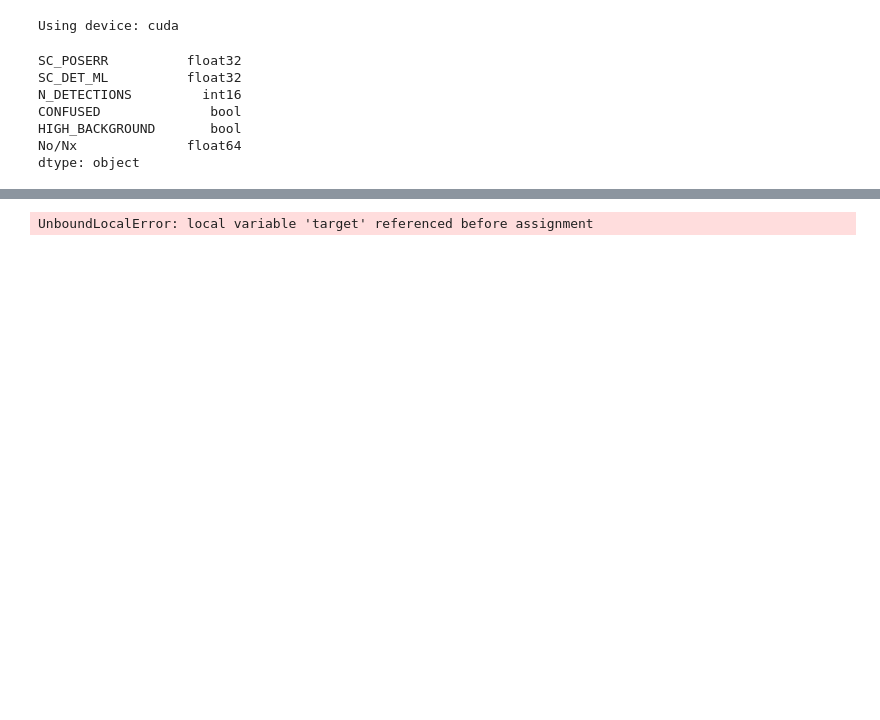
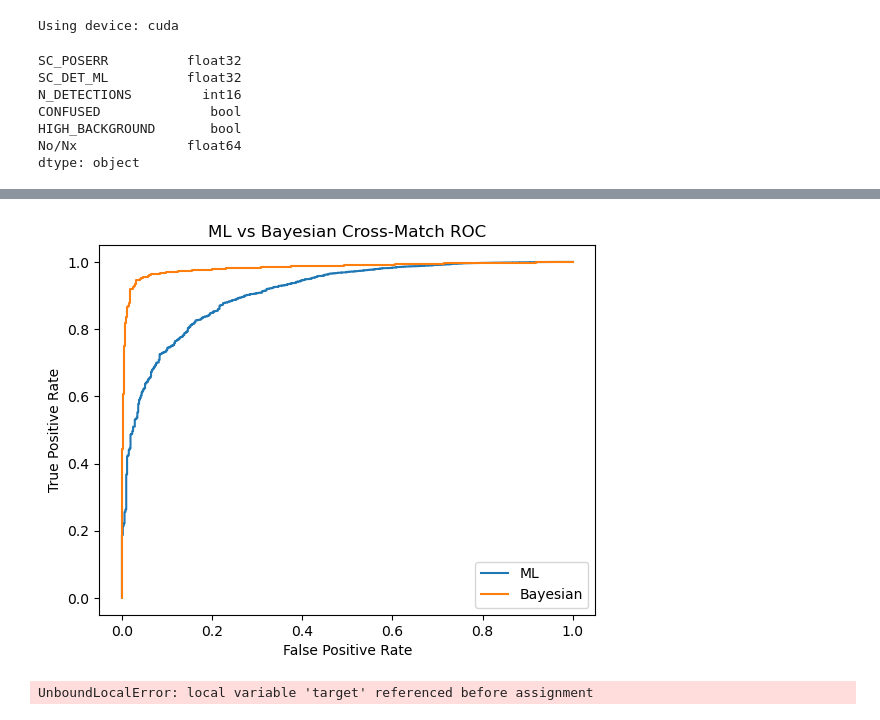
Before and after one commit to Raydir27/Astro-ML, a Jupyter notebook: src/Training/smclr_impl_4.ipynb, the cells around one changed output, grey strips where cells are left out. Cells and saved outputs as stored; diff of their text form; code cells hidden in the pictures; blank space fills up the shorter version.

```diff
--- a/src/Training/smclr_impl_4.ipynb
+++ b/src/Training/smclr_impl_4.ipynb
@@ -294,0 +539,18 @@ Epoch 10 | Loss: 0.2319 | Acc: 0.9162
+# %%
+def compute_bayes_for_source(sep_arcsec, xmm_sigma, gaia_sigma_ra, gaia_sigma_dec, rho, prior=0.1):
+
+    gaia_sigma = np.sqrt(gaia_sigma_ra**2 + gaia_sigma_dec**2)
+    sigma2 = xmm_sigma**2 + gaia_sigma**2
+
+    L = (1 / (2 * np.pi * sigma2)) * \
+        np.exp(-(sep_arcsec**2) / (2 * sigma2))
+
+    L_null = rho
+
+    numerator = prior * L
+    denominator = prior * np.sum(L) + (1 - prior) * L_null
+
+    P = numerator / denominator
+    P_null = (1 - prior) * L_null / denominator
+
+    return P, P_null
@@ -295,3 +603,23 @@ Epoch 10 | Loss: 0.2319 | Acc: 0.9162
+# %%
+from sklearn.metrics import roc_curve
+import matplotlib.pyplot as plt
+
+y_true_ml, y_score_ml = evaluate_model()
+y_true_b, y_score_b = evaluate_bayesian(prior=0.1)
+
+fpr_ml, tpr_ml, _ = roc_curve(y_true_ml, y_score_ml)
+fpr_b, tpr_b, _ = roc_curve(y_true_b, y_score_b)
+
+plt.figure()
+plt.plot(fpr_ml, tpr_ml, label="ML")
+plt.plot(fpr_b, tpr_b, label="Bayesian")
+plt.xlabel("False Positive Rate")
+plt.ylabel("True Positive Rate")
+plt.legend()
+plt.title("ML vs Bayesian Cross-Match ROC")
+plt.show()
+# %% [output]
+[figure, added]
 # %%
 # ============================================================
 # Training loop with batching
```
Also changed, not shown: parts of 17 cells of this notebook.
